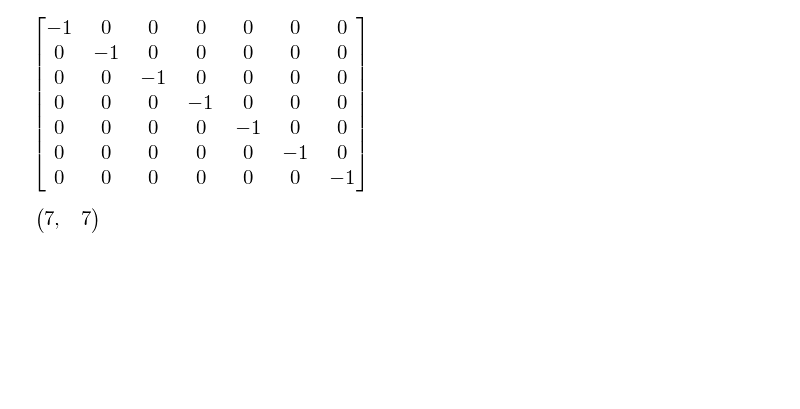
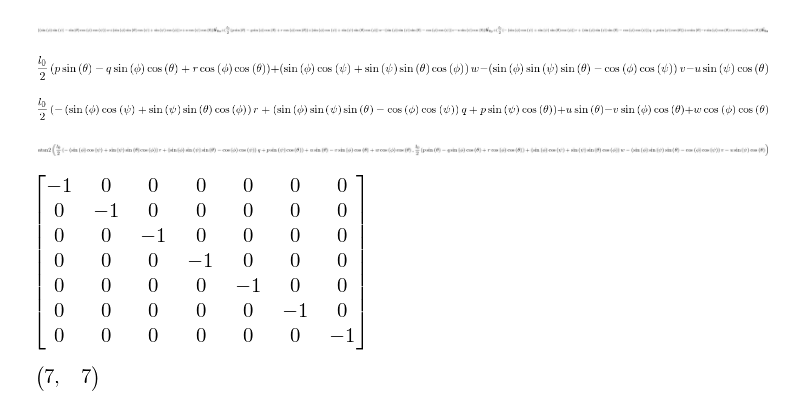
Before and after one commit to isaacyeaton/snaketurn, a Jupyter notebook: 2-snake-constrained-to-plane.ipynb, the cells around one changed output. Saved outputs shown, nothing was run; the diff lists cells and outputs as text; code cells hidden in the pictures; blank space fills up the shorter version.

```diff
--- a/2-snake-constrained-to-plane.ipynb
+++ b/2-snake-constrained-to-plane.ipynb
@@ -194,6 +194,26 @@ kanezero = fr + frstar
 
 mass = kane.mass_matrix_full
 forcing = kane.forcing_full
+# %%
+vel0 = mc0.vel(frN).express(fr0).simplify()
+# %%
+vel0
+# %% [output]
+[figure, added]
+# %%
+vel0y = vel0.dot(fr0.y)
+vel0y
+# %% [output]
+[figure, added]
+# %%
+vel0z = vel0.dot(fr0.z)
+vel0z
+# %% [output]
+[figure, added]
+# %%
+sym.atan2(vel0z, vel0y)
+# %% [output]
+[figure, added]
 # %%
 kane._k_ku
 # %% [output]
```
Also changed, not shown: 1 other file.
